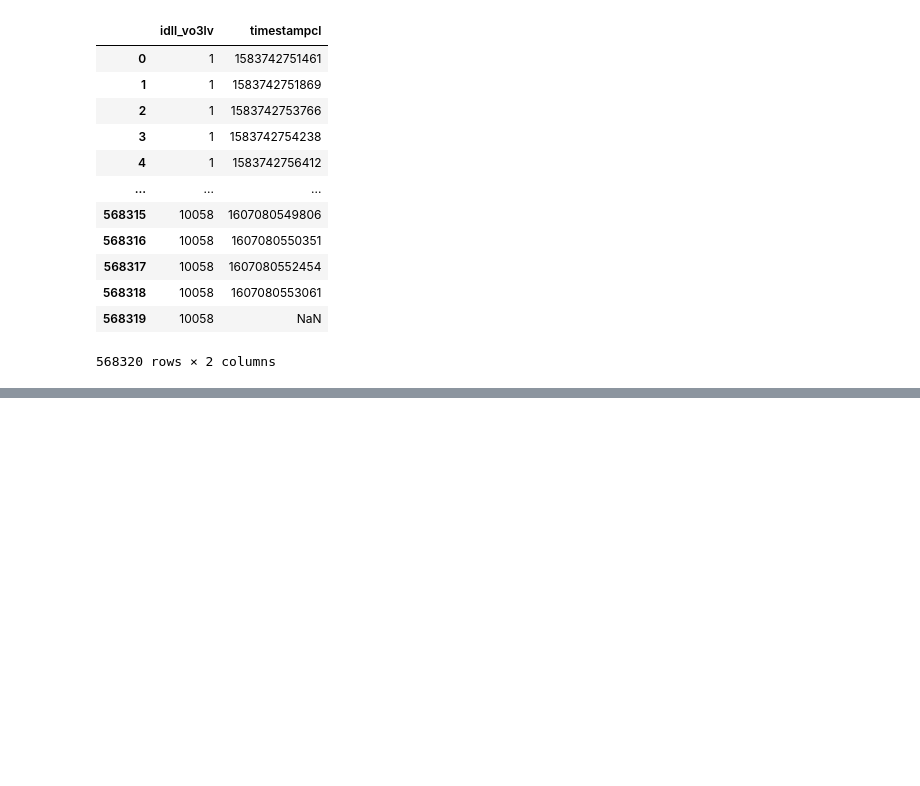
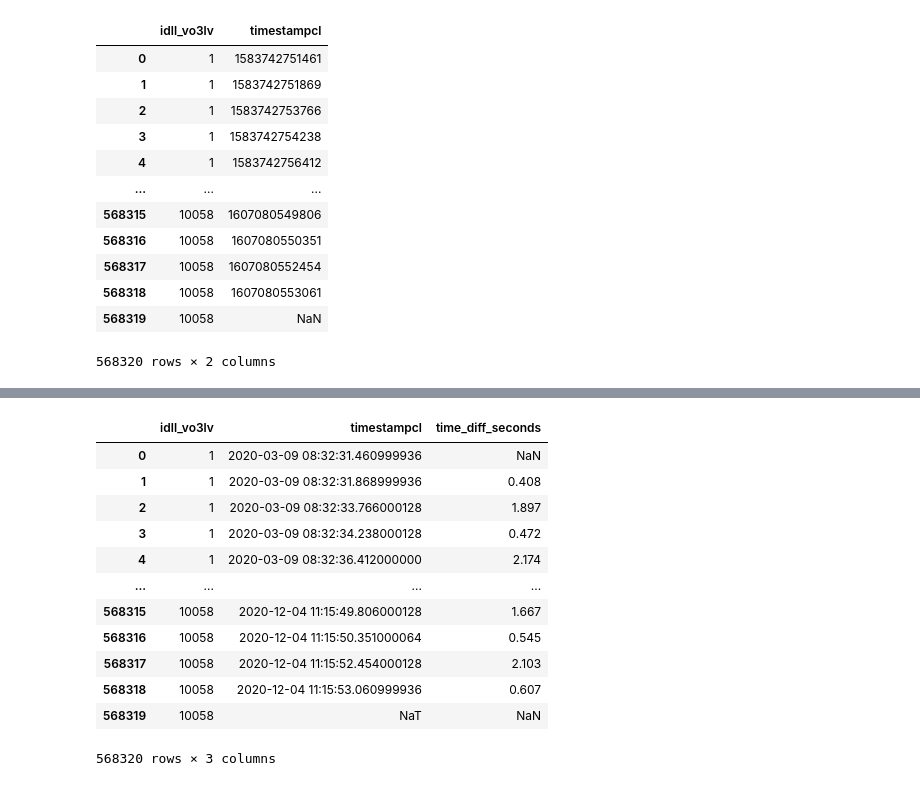
Before and after one commit to MarjoleinvdE/1-4-5, a Jupyter notebook: data/timestrat.ipynb, the cells around one changed output, grey strips where cells are left out. Cells and saved outputs as stored; diff of their text form; code cells hidden in the pictures; blank space fills up the shorter version.

```diff
--- a/data/timestrat.ipynb
+++ b/data/timestrat.ipynb
@@ -75,0 +100,22 @@ selected_columns
+# %%
+# Convert 'timestampcl' to datetime
+selected_columns['timestampcl'] = pd.to_datetime(selected_columns['timestampcl'], errors='coerce')
+
+# Group by 'idll_vo3lv' and calculate time differences in seconds
+selected_columns['time_diff_seconds'] = selected_columns.groupby('idll_vo3lv')['timestampcl'].diff().dt.total_seconds()
+
+selected_columns
+# %% [output]
+|  | idll_vo3lv | timestampcl | time_diff_seconds |
+| 0 | 1 | 2020-03-09 08:32:31.460999936 | NaN |
+| 1 | 1 | 2020-03-09 08:32:31.868999936 | 0.408 |
+| 2 | 1 | 2020-03-09 08:32:33.766000128 | 1.897 |
+| 3 | 1 | 2020-03-09 08:32:34.238000128 | 0.472 |
+| 4 | 1 | 2020-03-09 08:32:36.412000000 | 2.174 |
+| ... | ... | ... | ... |
+| 568315 | 10058 | 2020-12-04 11:15:49.806000128 | 1.667 |
+| 568316 | 10058 | 2020-12-04 11:15:50.351000064 | 0.545 |
+| 568317 | 10058 | 2020-12-04 11:15:52.454000128 | 2.103 |
+| 568318 | 10058 | 2020-12-04 11:15:53.060999936 | 0.607 |
+| 568319 | 10058 | NaT | NaN |
+568320 rows × 3 columns
```
Also changed, not shown: parts of 7 cells of this notebook, 2 other files.
